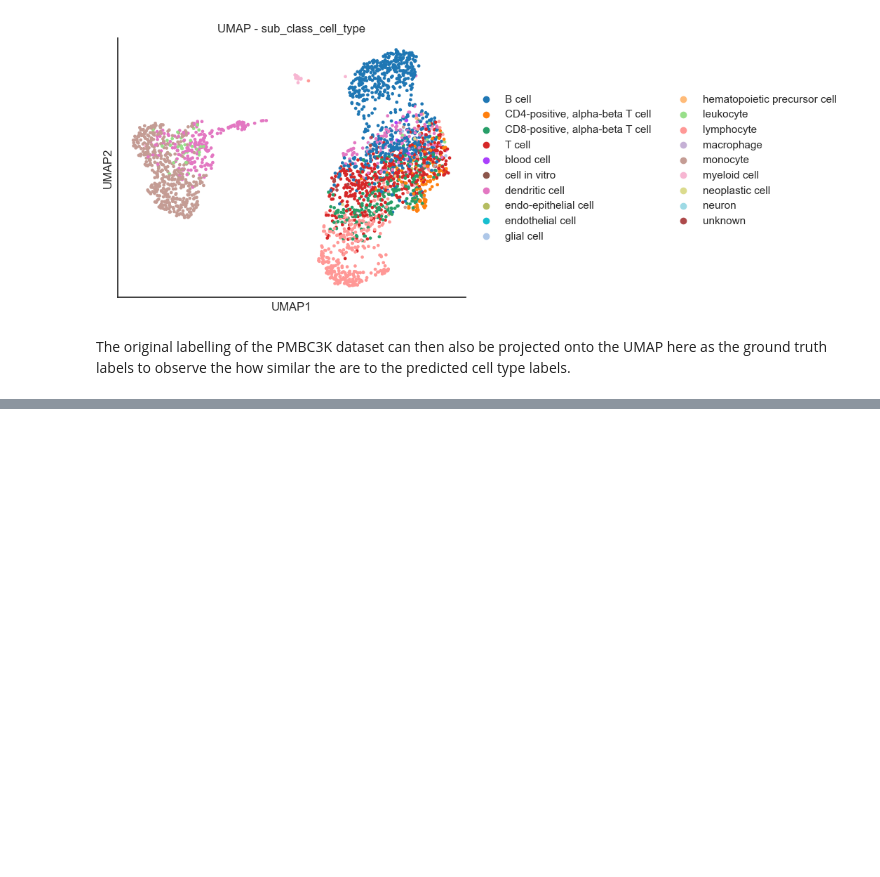
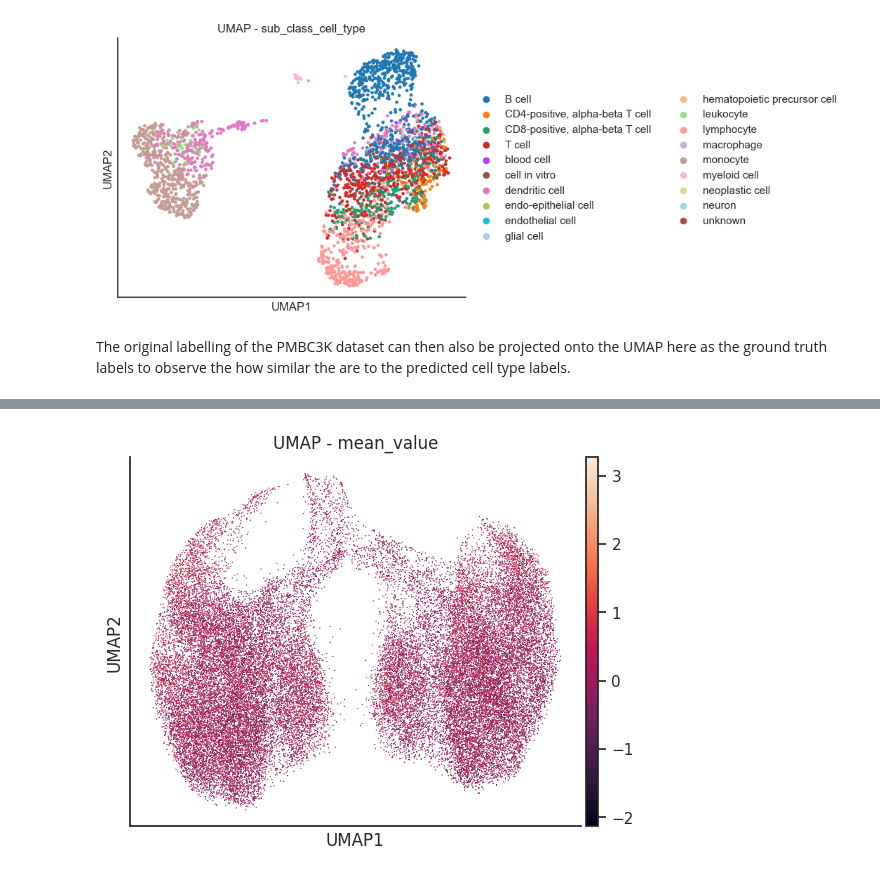
Before and after one commit to BiomedSciAI/biomed-multi-omic, a Jupyter notebook: tutorials/DNA/2_inference_inspection.ipynb, the cells around one changed output, grey strips where cells are left out. Cells and saved outputs as stored; diff of their text form; code cells hidden in the pictures; blank space fills up the shorter version.

```diff
--- a/tutorials/DNA/2_inference_inspection.ipynb
+++ b/tutorials/DNA/2_inference_inspection.ipynb
@@ -191,0 +194,4 @@ The original labelling of the PMBC3K dataset can then also be projected onto the
+# %%
+input_directory="/proj/bmfm/datasets/omics/genome/finetune_datasets/lenti_mpra_regression/K562_biallelic_200/"
+reference_labels = pd.read_csv(input_directory + "test.csv")
+reference_labels.head()
@@ -191,0 +214,3 @@ The original labelling of the PMBC3K dataset can then also be projected onto the
+# %%
+results = pd.read_csv("/proj/bmfm/users/sanjoy/output_dir/mpra_k562_biallelic/hic_ckpt_ep21/embeddings.csv", index_col=0, header=None)
+print(results.head(), results.shape)
@@ -191,0 +235,20 @@ The original labelling of the PMBC3K dataset can then also be projected onto the
+# %%
+results.index.name = "dnaseq_id"
+results.index = results.index.astype(str)
+results.columns = [ f"dim_{i}" for i in range(results.shape[1])]
+
+adata = sc.AnnData(X=results)
+adata.X = adata.X.astype("float64")
+
+print("adata:", adata)
+reference_labels.index.name = "dnaseq_id"
+adata.obs = reference_labels
+adata.obs.head()
+
+
+#predictions = load_predictions(working_dir="results/pbmc3k")
+
+bmfm_adata = adata
+bmfm_adata.obs.head()
+
+print(adata.obs.head(), adata.var.head(), adata.X.shape)
@@ -191,0 +261,11 @@ The original labelling of the PMBC3K dataset can then also be projected onto the
+# %%
+bmfm_adata = generate_clusters(
+    bmfm_adata,
+    n_components=15,
+    label="mean_value",
+    clustering_method="kmeans",
+    n_clusters=11,
+)
+
+plot_embeddings(bmfm_adata, "mean_value")
+# %% [output]
@@ -191,0 +275 @@ The original labelling of the PMBC3K dataset can then also be projected onto the
+[figure, added]
```
Also changed, not shown: parts of 12 cells of this notebook, 9 other files.
